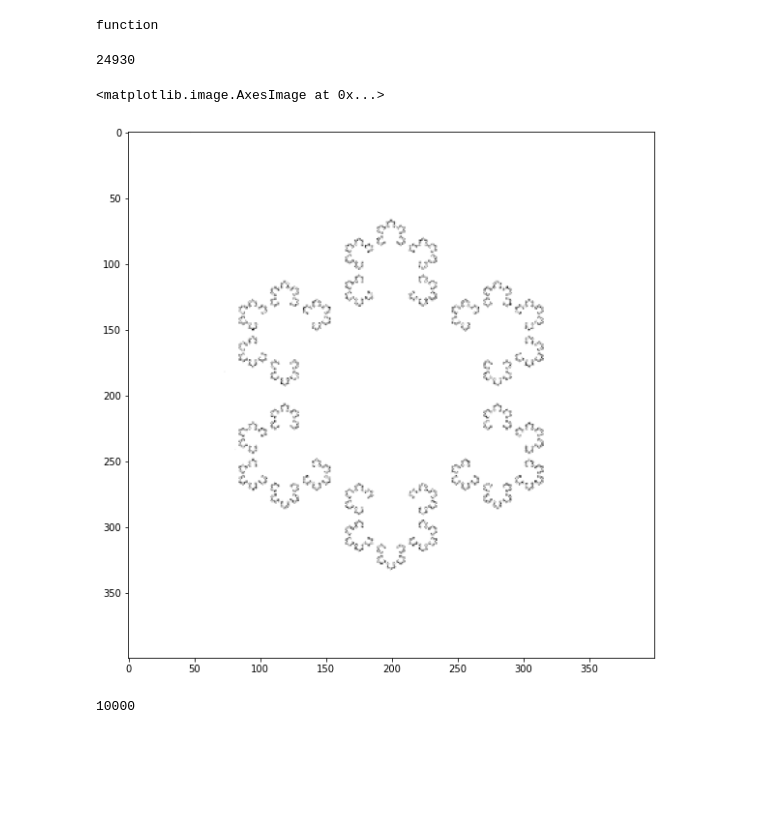
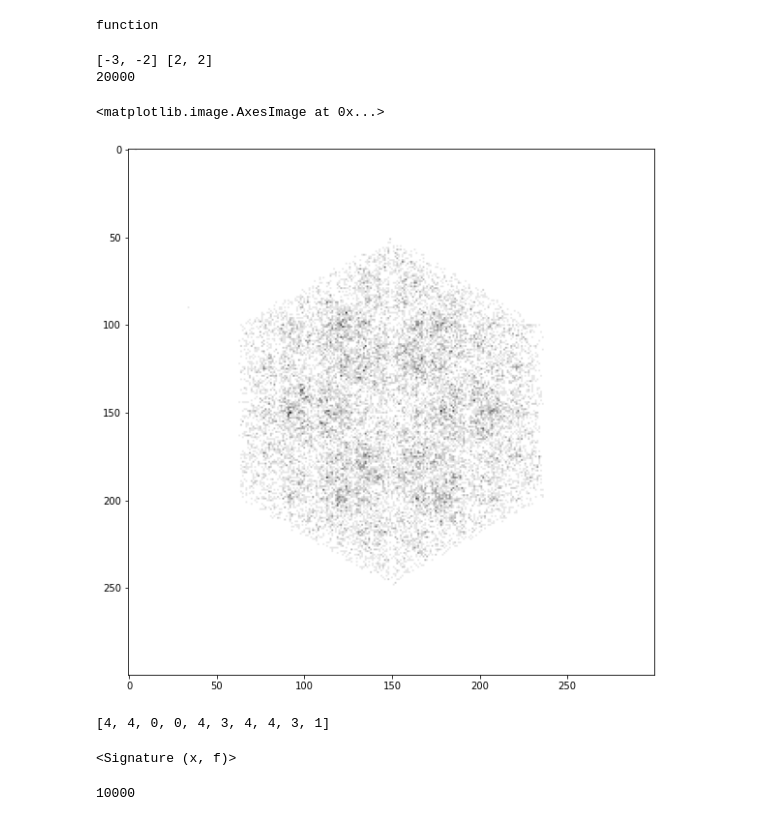
Before and after one commit to generic-github-user/fractals, a Jupyter notebook: fractals.ipynb, the cells around one changed output. Drawn from its saved outputs; the diff is of its cells as text; code cells hidden in the pictures; blank space fills up the shorter version.

Commit message:
add random rule/restriction generation for vertex selection

```diff
--- a/fractals.ipynb
+++ b/fractals.ipynb
@@ -137,7 +138,7 @@ class ChaosGame:
     def __init__(self, n=3):
         self.shape = RegularPolygon(n=n)
         self.points = []
-        self.vertices = [-1]
+        self.vertices = [0] * 10
         self.compute = 0
         self.n = n
 
@@ -146,10 +147,23 @@ class ChaosGame:
         return min(d, self.n-d)
     dist.info = 'Calculate the distance between elements of a ring; e.g., vertices of a polygon'
 
+    def create_rule(self, n, m):
+        return lambda x, f: f(*n) not in m
+
     def generate(self, x=10, y=0.5, rule=None):
         p = np.random.uniform(-5, 5, self.shape.center.pos.shape)
 #         if rule:
 #             self.vertices = [-1] * abs(min(rule))
+
+        if rule == 'random':
+            j = random.choices(list(range(-5, -1)), k=2)
+            k = random.choices(list(range(0, self.n // 2 + 1)), k=random.randint(0,3))
+#             j, k = [-1, -3], [0]
+#             rule_gen = lambda n, m: (lambda x, f: f(*n) not in m)
+            rule = self.create_rule(j, k)
+            print(j, k)
+        self.rule = rule
+
         for i in range(x):
 #             random.choice(self.shape.v)
             v = random.randint(0, len(self.shape.v)-1)
@@ -159,44 +173,62 @@ class ChaosGame:
                     rule_eval = !(any(self.vertices[i] == v for i in rule)
                 elif callable(rule):
                     rule_eval = rule(self.vertices + [v], self.dist)
-            else:
-                rule_eval = True
+#                     print(self.vertices + [v], rule_eval)
+#                     try:
+#                         rule_eval = rule(self.vertices + [v], self.dist)
+#                     except:
+#                         rule_eval = True
+#             else:
+#                 rule_eval = True
 
             if rule_eval:
                 p = np.average([p, self.shape.v[v].pos], axis=0, weights=[1-y, y])
                 self.compute += 1
                 self.points.append(p)
-                self.vertices.append(v)
+            self.vertices.append(v)
         return self
     generate.info = 'Simulate the "chaos game", generating a series of points according to the given rules'
 
     def render(self, r=100, coloring=''):
         canvas = np.zeros([r, r])
         points_array = np.interp(np.array(self.points), [-1.5, 1.5], [0, r])
         points_array = points_array.astype(int).clip(0, r-1)
         for i, p in enumerate(points_array):
             if coloring == 'index':
                 c = i
             elif coloring == 'vertex':
                 c = self.vertices[i]
             else:
                 c = 0.01
             canvas[tuple(p.round())] += c
         return np.flip(canvas.T)
     render.info = 'Convert the computed points to a displayable image'
 
-g = ChaosGame(6).generate(x=30000, y=0.7, rule=lambda x, f: f(x[-1], x[-2]) != 3)
+r = lambda x, f: f(x[-1], x[-2]) not in [2]
+g = ChaosGame(6).generate(x=20000, y=0.5, rule='random')
 print(g.compute)
 plt.figure(figsize=(10, 10))
-plt.imshow(g.render(400), cmap='binary')
+plt.imshow(g.render(300), cmap='binary')
 # g.points
 # TODO: rule for "point cannot be opposite of another"
 # TODO: reverse evaluation
 # TODO: coloring points by distance to adjacent points
 # %% [output]
-24930
+[-3, -2] [2, 2]
+20000
 <matplotlib.image.AxesImage at 0x...>
-[figure, old version]
+[figure, new version]
+# %%
+g.vertices[-10:]
+# %% [output]
+[4, 4, 0, 0, 4, 3, 4, 4, 3, 1]
+# %%
+g.rule([0, 1, 3, 3, 4, 2], g.dist)
+# inspect.getsource(g.rule)
+# g.rule??
+inspect.signature(g.rule)
+# %% [output]
+<Signature (x, f)>
 # %%
 class SierpinskiTriangle(ChaosGame):
     def __init__(self):
```
Also changed, not shown: parts of 1 cell of this notebook.
